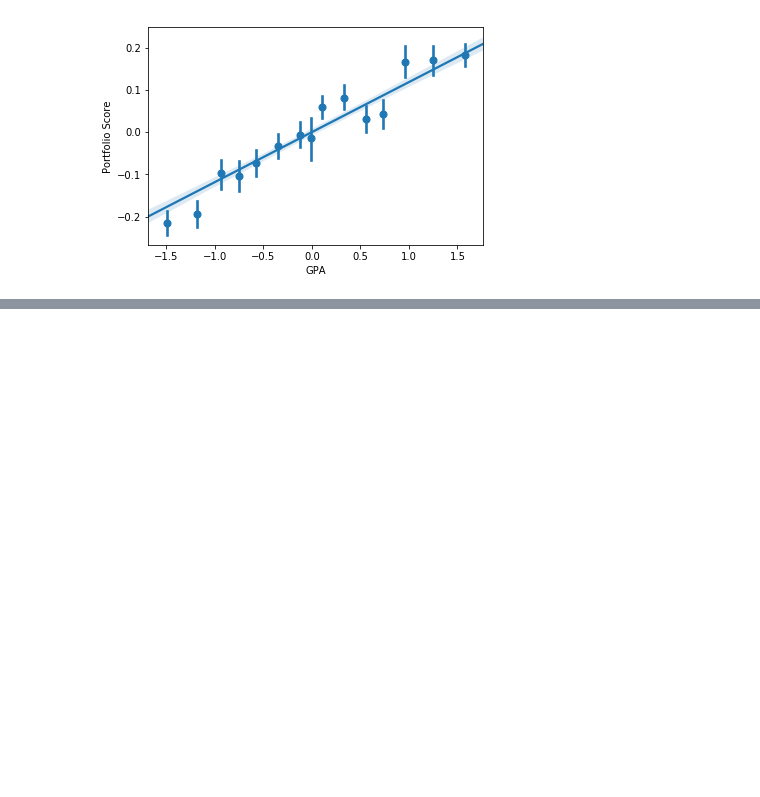
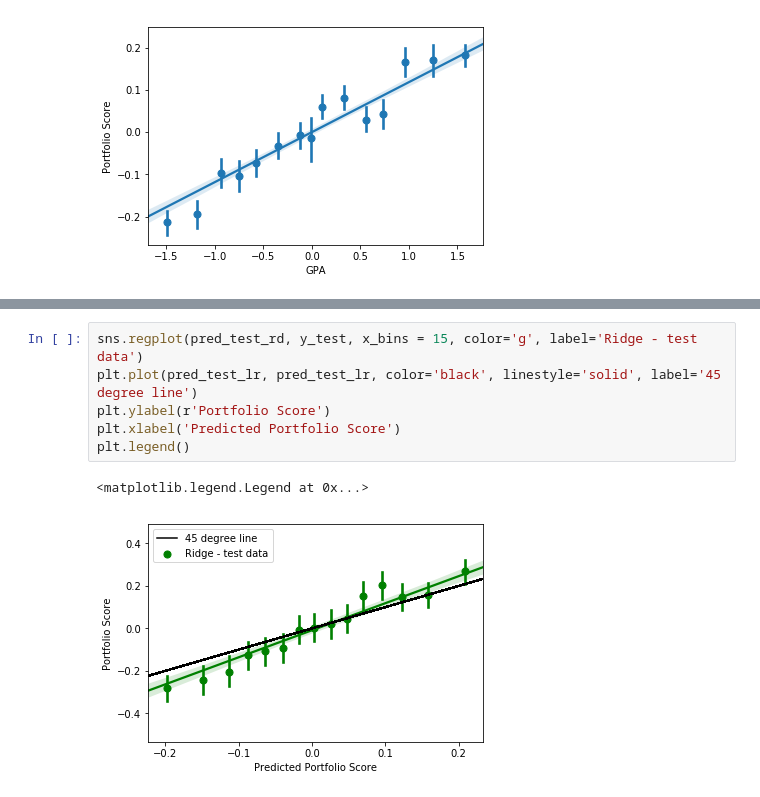
Before and after one commit to teacher-quality/teacher-predictions, a Jupyter notebook: Predictions_teachers.ipynb, the cells around one changed output, grey strips where cells are left out. Drawn from its saved outputs; the diff is of its cells as text; blank space fills up the shorter version.

```diff
--- a/Predictions_teachers.ipynb
+++ b/Predictions_teachers.ipynb
@@ -379,0 +412,9 @@ Lasso R2:  0.0036
+# %%
+sns.regplot(pred_test_rd, y_test, x_bins = 15, color='g', label='Ridge - test data')
+plt.plot(pred_test_lr, pred_test_lr, color='black', linestyle='solid', label='45 degree line')
+plt.ylabel(r'Portfolio Score')
+plt.xlabel('Predicted Portfolio Score')
+plt.legend()
+# %% [output]
+<matplotlib.legend.Legend at 0x...>
+[figure, added]
```
Also changed, not shown: parts of 16 cells of this notebook.
